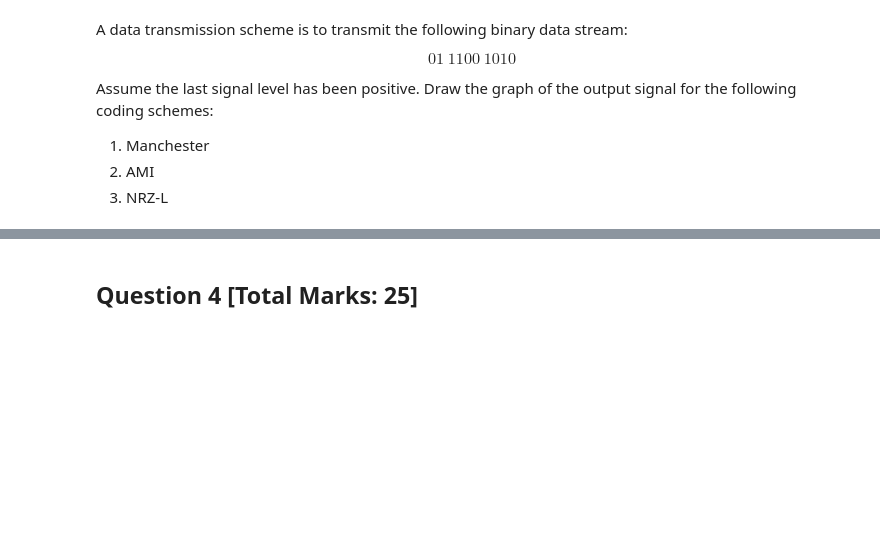
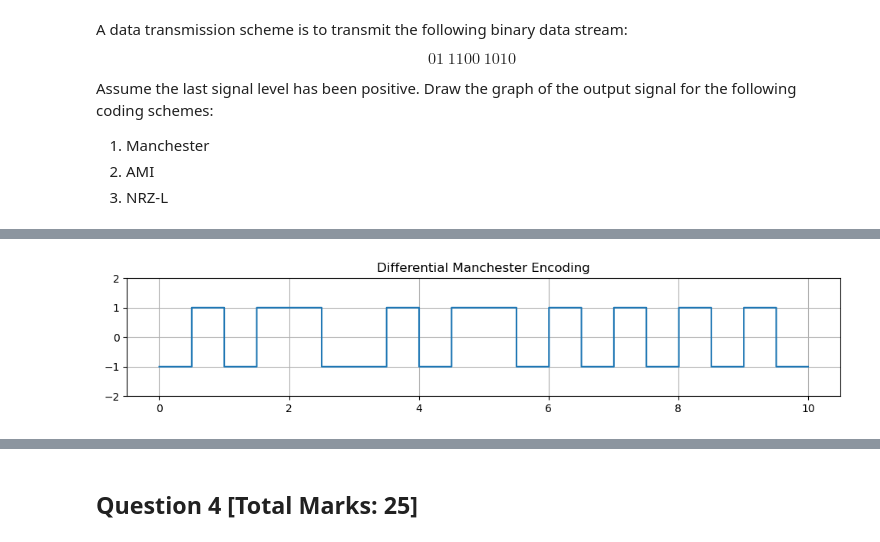
Before and after one commit to SDevTutors/learn-computer-networking, a Jupyter notebook: exam-papers/2023-data-communications-sample-cone07001-solution.ipynb, the cells around one changed output, grey strips where cells are left out. Drawn from its saved outputs; the diff is of its cells as text; code cells hidden in the pictures; blank space fills up the shorter version.

```diff
--- a/exam-papers/2023-data-communications-sample-cone07001-solution.ipynb
+++ b/exam-papers/2023-data-communications-sample-cone07001-solution.ipynb
@@ -256,0 +316,24 @@ Assume the last signal level has been positive. Draw the graph of the output sig
+# %%
+# Define the time points for each bit in the stream
+t = np.linspace(0, len(data), len(data) * 100)
+
+# Differential Manchester encoding
+diff_manchester = []
+last_level = 1  # Assume last level was positive (high)
+for bit in data:
+    if bit == "0":
+        last_level *= -1
+        diff_manchester.extend([last_level] * 50 + [-last_level] * 50)
+    else:
+        diff_manchester.extend([last_level] * 50 + [-last_level] * 50)
+        last_level *= -1
+
+# Plotting Differential Manchester result
+plt.figure(figsize=(12, 2))
+plt.plot(t, diff_manchester, drawstyle="steps-post")
+plt.title("Differential Manchester Encoding")
+plt.ylim([-2, 2])
+plt.grid(True)
+plt.show()
+# %% [output]
+[figure, added]
```
Also changed, not shown: parts of 11 cells of this notebook, 1 other file.
